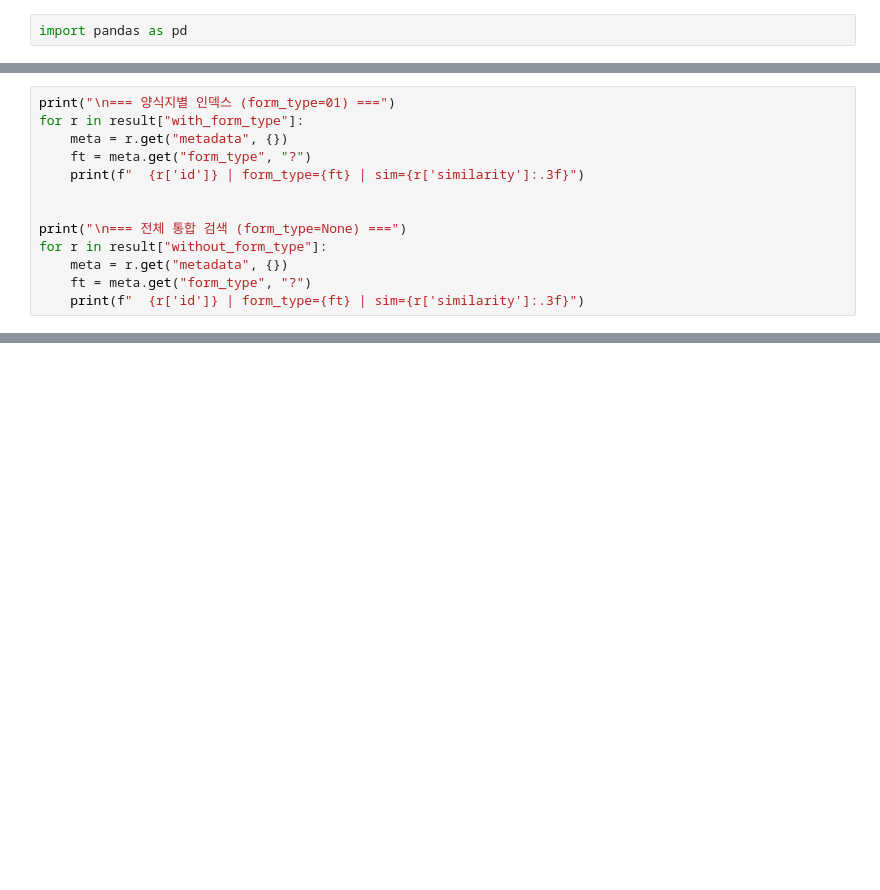
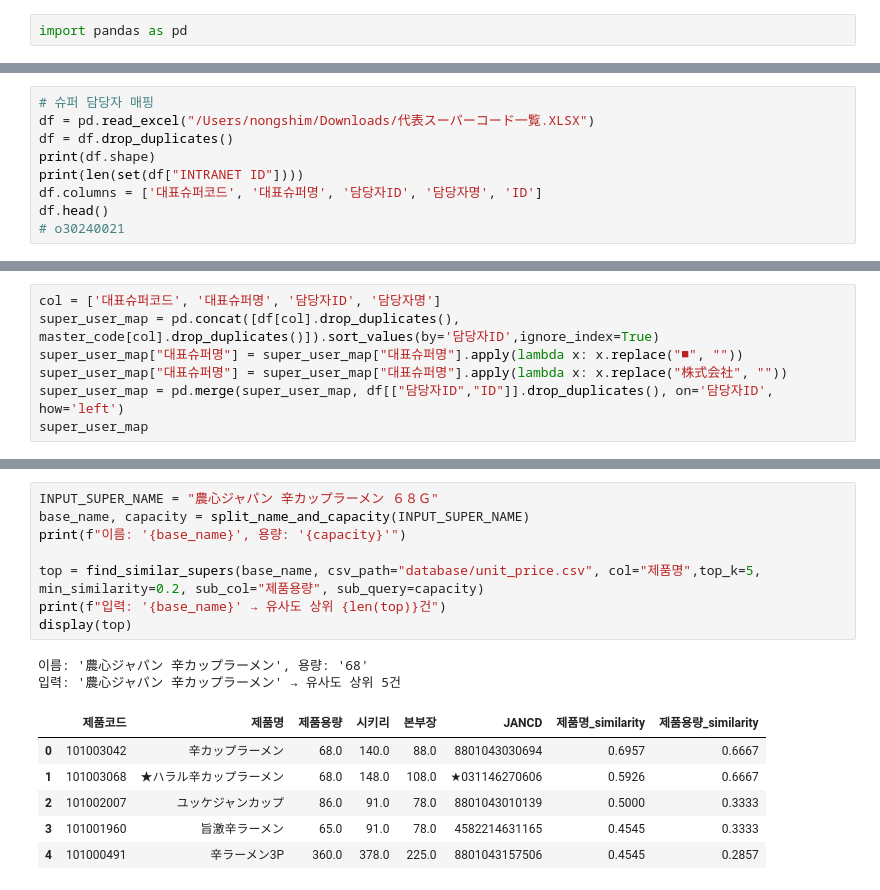
Before and after one commit to mushrhyme/easy-rebate, a Jupyter notebook: notepad.ipynb, the cells around one changed output, grey strips where cells are left out. Saved outputs shown, nothing was run; the diff lists cells and outputs as text; blank space fills up the shorter version.

```diff
--- a/notepad.ipynb
+++ b/notepad.ipynb
@@ -341,13 +2,0 @@ result = compare_search(sample, form_type="01", top_k=10)
-# %%
-print("\n=== 양식지별 인덱스 (form_type=01) ===")
-for r in result["with_form_type"]:
-    meta = r.get("metadata", {})
-    ft = meta.get("form_type", "?")
-    print(f"  {r['id']} | form_type={ft} | sim={r['similarity']:.3f}")
-
-
-print("\n=== 전체 통합 검색 (form_type=None) ===")
-for r in result["without_form_type"]:
-    meta = r.get("metadata", {})
-    ft = meta.get("form_type", "?")
-    print(f"  {r['id']} | form_type={ft} | sim={r['similarity']:.3f}")
@@ -371,0 +42,9 @@ for r in result["without_form_type"]:
+# %%
+# 슈퍼 담당자 매핑
+df = pd.read_excel("/Users/nongshim/Downloads/代表スーパーコード一覧.XLSX")
+df = df.drop_duplicates()
+print(df.shape)
+print(len(set(df["INTRANET ID"])))
+df.columns = ['대표슈퍼코드', '대표슈퍼명', '담당자ID', '담당자명', 'ID']
+df.head()
+# o30240021
@@ -371,0 +88,7 @@ for r in result["without_form_type"]:
+# %%
+col = ['대표슈퍼코드', '대표슈퍼명', '담당자ID', '담당자명']
+super_user_map = pd.concat([df[col].drop_duplicates(), master_code[col].drop_duplicates()]).sort_values(by='담당자ID',ignore_index=True)
+super_user_map["대표슈퍼명"] = super_user_map["대표슈퍼명"].apply(lambda x: x.replace("■", ""))
+super_user_map["대표슈퍼명"] = super_user_map["대표슈퍼명"].apply(lambda x: x.replace("株式会社", ""))
+super_user_map = pd.merge(super_user_map, df[["담당자ID","ID"]].drop_duplicates(), on='담당자ID', how='left')
+super_user_map
@@ -371,0 +262,17 @@ for r in result["without_form_type"]:
+# %%
+INPUT_SUPER_NAME = "農心ジャパン 辛カップラーメン ６８Ｇ"
+base_name, capacity = split_name_and_capacity(INPUT_SUPER_NAME)
+print(f"이름: '{base_name}', 용량: '{capacity}'")
+
+top = find_similar_supers(base_name, csv_path="database/unit_price.csv", col="제품명",top_k=5, min_similarity=0.2, sub_col="제품용량", sub_query=capacity)
+print(f"입력: '{base_name}' → 유사도 상위 {len(top)}건")
+display(top)
+# %% [output]
+이름: '農心ジャパン 辛カップラーメン', 용량: '68'
+입력: '農心ジャパン 辛カップラーメン' → 유사도 상위 5건
+|  | 제품코드 | 제품명 | 제품용량 | 시키리 | 본부장 | JANCD | 제품명_similarity | 제품용량_similarity |
+| 0 | 101003042 | 辛カップラーメン | 68.0 | 140.0 | 88.0 | 8801043030694 | 0.6957 | 0.6667 |
+| 1 | 101003068 | ★ハラル辛カップラーメン | 68.0 | 148.0 | 108.0 | ★031146270606 | 0.5926 | 0.6667 |
+| 2 | 101002007 | ユッケジャンカップ | 86.0 | 91.0 | 78.0 | 8801043010139 | 0.5000 | 0.3333 |
+| 3 | 101001960 | 旨激辛ラーメン | 65.0 | 91.0 | 78.0 | 4582214631165 | 0.4545 | 0.3333 |
+| 4 | 101000491 | 辛ラーメン3P | 360.0 | 378.0 | 225.0 | 8801043157506 | 0.4545 | 0.2857 |
```
Also changed, not shown: parts of 45 cells of this notebook, 15 other files.
